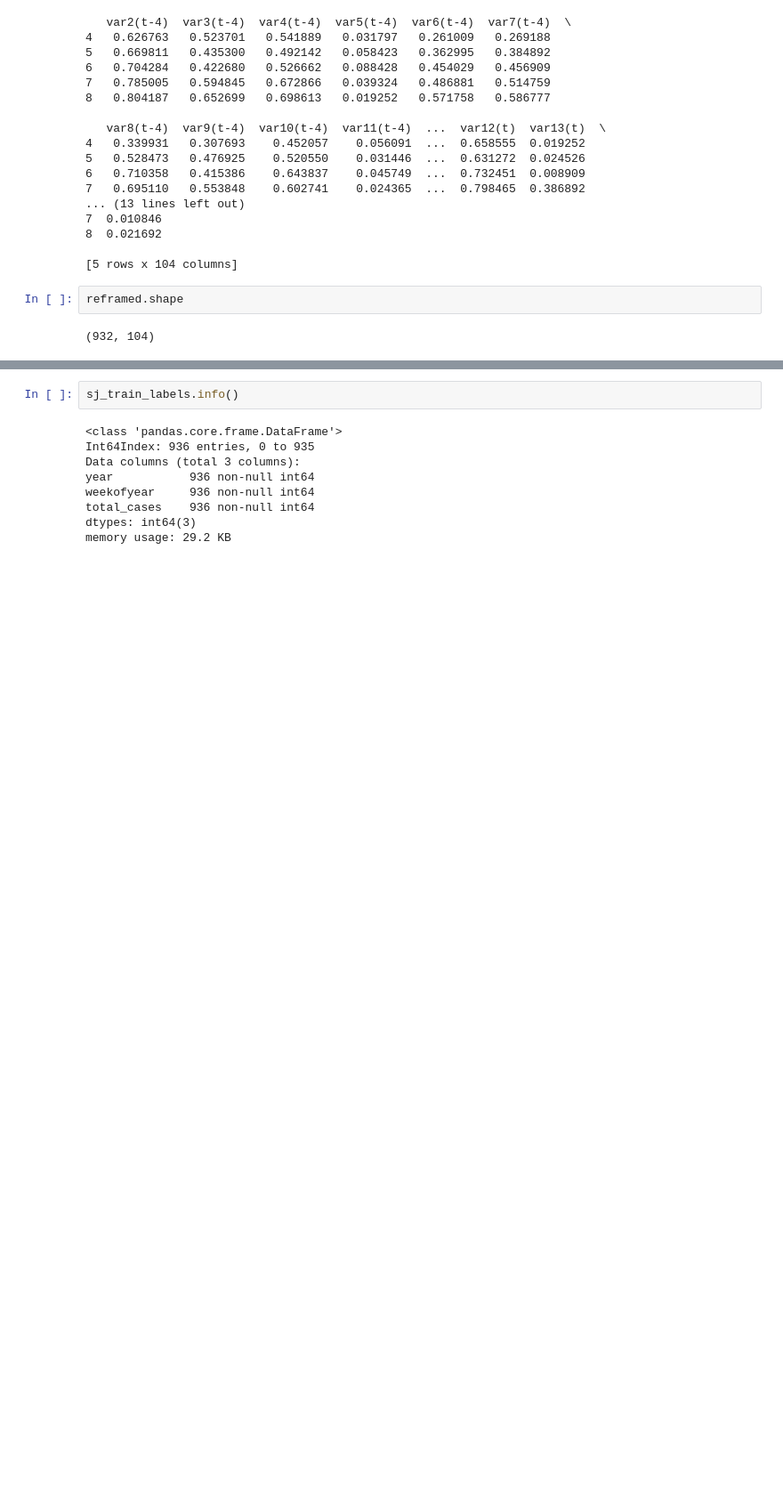
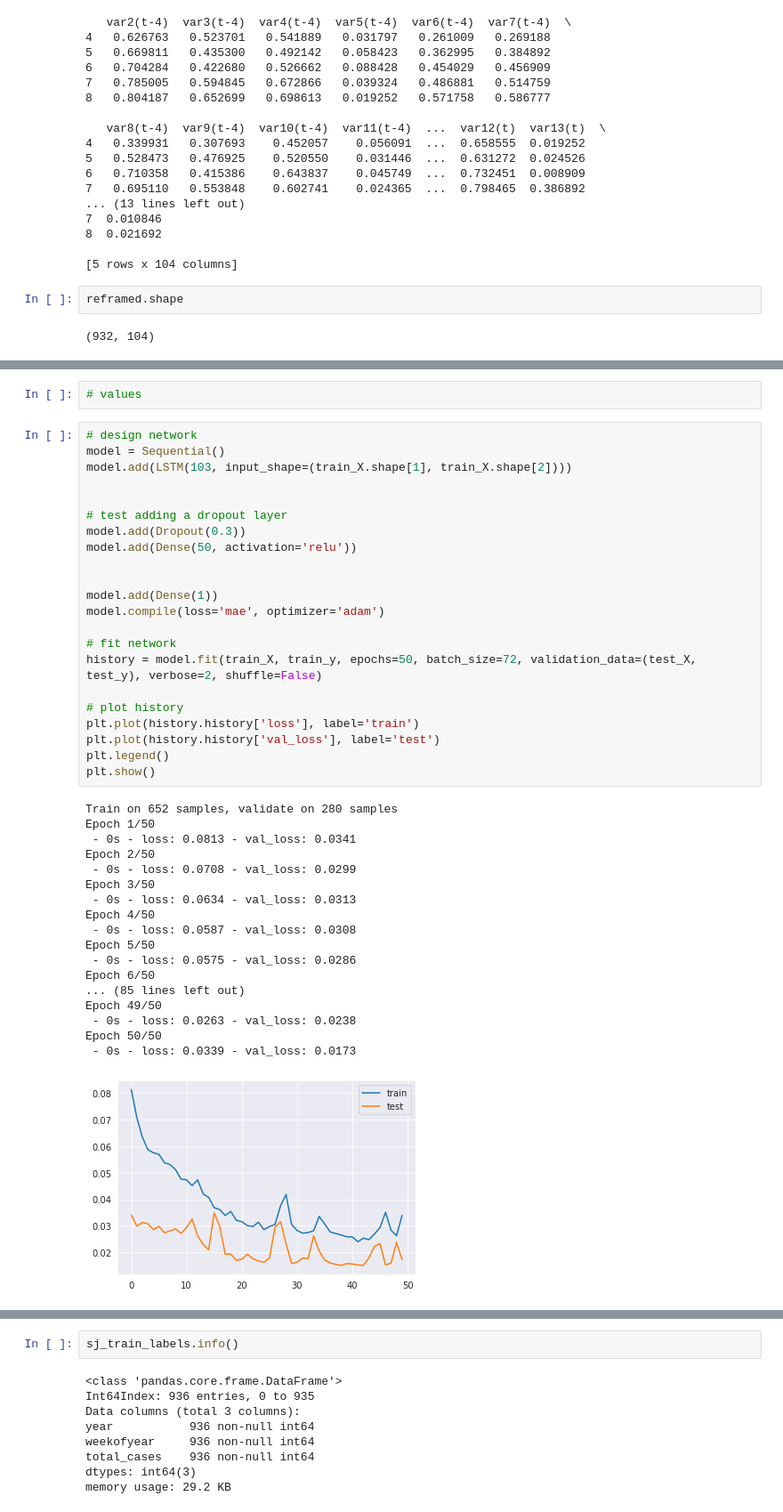
Before and after one commit to iEvidently/dsc-5-capstone-project-online-ds-pt-100118, a Jupyter notebook: dengue_fever_prediction.ipynb, the cells around one changed output, grey strips where cells are left out. Shown at 89% size. Drawn from its saved outputs; the diff is of its cells as text; blank space fills up the shorter version.

```diff
--- a/dengue_fever_prediction.ipynb
+++ b/dengue_fever_prediction.ipynb
@@ -2226,0 +2216,43 @@ print(train_X.shape, train_y.shape, test_X.shape, test_y.shape)
+# %%
+# values
+# %%
+# design network
+model = Sequential()
+model.add(LSTM(103, input_shape=(train_X.shape[1], train_X.shape[2])))
+
+
+# test adding a dropout layer
+model.add(Dropout(0.3))
+model.add(Dense(50, activation='relu'))
+
+
+model.add(Dense(1))
+model.compile(loss='mae', optimizer='adam')
+
+# fit network
+history = model.fit(train_X, train_y, epochs=50, batch_size=72, validation_data=(test_X, test_y), verbose=2, shuffle=False)
+
+# plot history
+plt.plot(history.history['loss'], label='train')
+plt.plot(history.history['val_loss'], label='test')
+plt.legend()
+plt.show()
+# %% [output]
+Train on 652 samples, validate on 280 samples
+Epoch 1/50
+ - 0s - loss: 0.0813 - val_loss: 0.0341
+Epoch 2/50
+ - 0s - loss: 0.0708 - val_loss: 0.0299
+Epoch 3/50
+ - 0s - loss: 0.0634 - val_loss: 0.0313
+Epoch 4/50
+ - 0s - loss: 0.0587 - val_loss: 0.0308
+Epoch 5/50
+ - 0s - loss: 0.0575 - val_loss: 0.0286
+Epoch 6/50
+... (85 lines left out)
+Epoch 49/50
+ - 0s - loss: 0.0263 - val_loss: 0.0238
+Epoch 50/50
+ - 0s - loss: 0.0339 - val_loss: 0.0173
+[figure, added]
```
Also changed, not shown: parts of 21 cells of this notebook, 1 other file.
